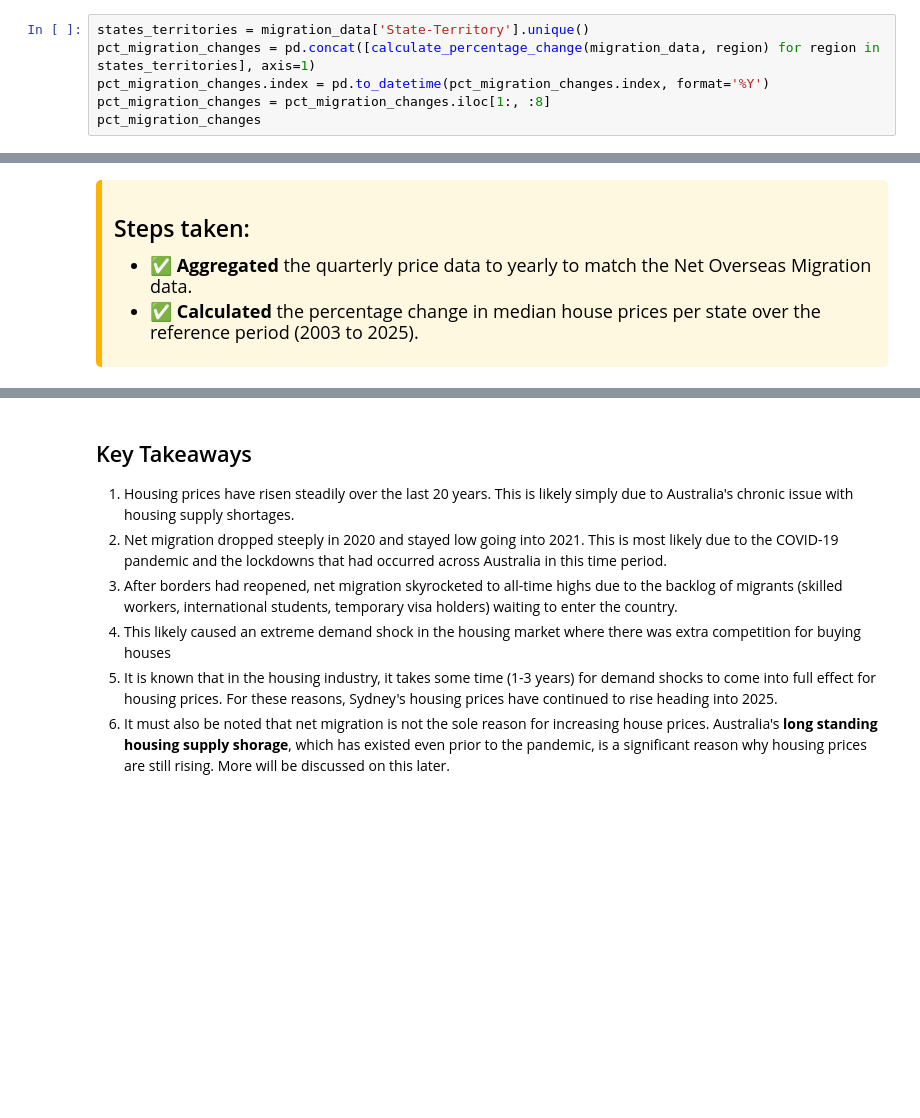
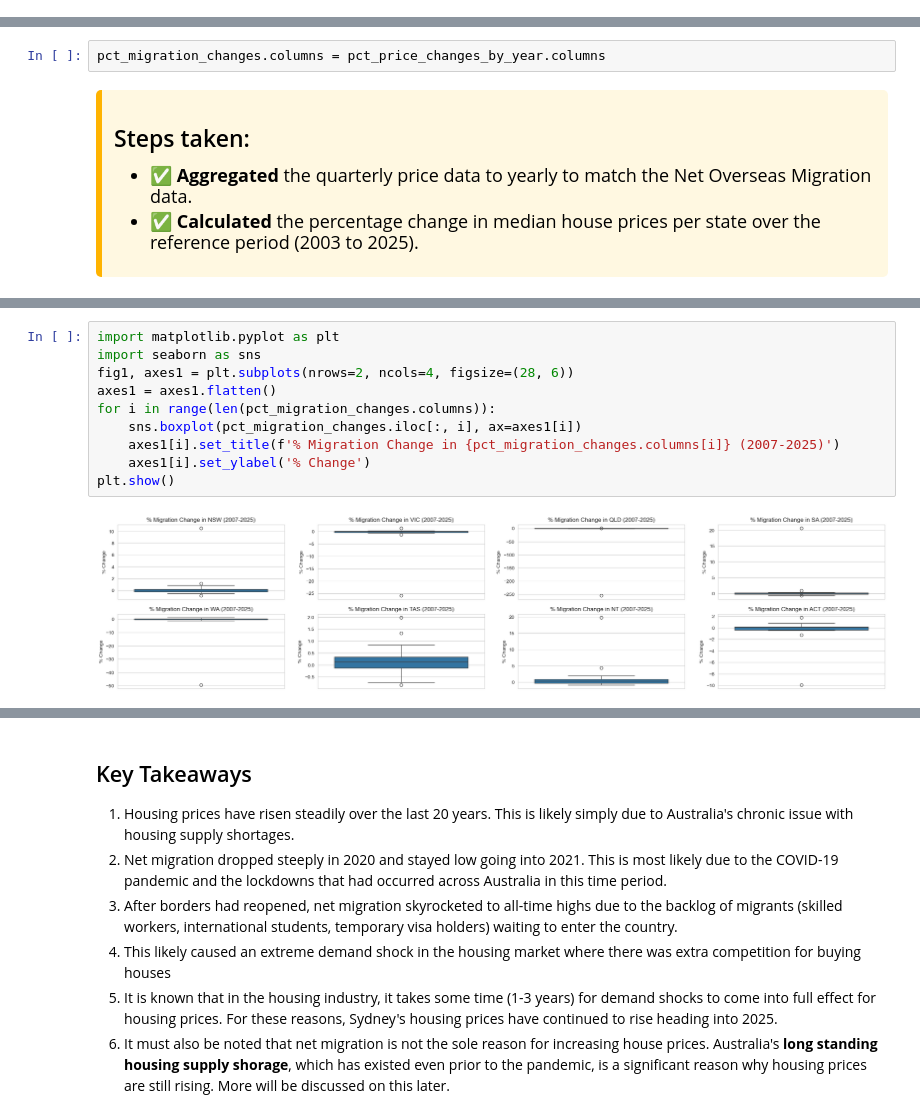
Before and after one commit to aydinkhan2005/Investigating-Factors-Affecting-Housing-in-Australia, a Jupyter notebook: notebooks/EDA_A.ipynb, the cells around one changed output, grey strips where cells are left out. Saved outputs shown, nothing was run; the diff lists cells and outputs as text; blank space fills up the shorter version.

```diff
--- a/notebooks/EDA_A.ipynb
+++ b/notebooks/EDA_A.ipynb
@@ -83,6 +0,0 @@ Name: Tasmania, dtype: float64
-# %%
-states_territories = migration_data['State-Territory'].unique()
-pct_migration_changes = pd.concat([calculate_percentage_change(migration_data, region) for region in states_territories], axis=1)
-pct_migration_changes.index = pd.to_datetime(pct_migration_changes.index, format='%Y')
-pct_migration_changes = pct_migration_changes.iloc[1:, :8]
-pct_migration_changes
@@ -456,6 +522,8 @@ Quarter
 2024-01-01    0.072402
 2025-01-01    0.048398
 Name: National Price, dtype: float64
+# %%
+pct_migration_changes.columns = pct_price_changes_by_year.columns
 # %% [markdown]
 <div style="background-color: #fff8e1; padding: 12px; border-left: 6px solid #ffb300; border-radius: 5px; font-size: 18px;">
 <h3>Steps taken:</h3>
@@ -475,0 +559,12 @@ pct_price_changes_by_year = pct_price_changes_by_year.loc[pct_price_changes_by_y
+# %%
+import matplotlib.pyplot as plt
+import seaborn as sns
+fig1, axes1 = plt.subplots(nrows=2, ncols=4, figsize=(28, 6))
+axes1 = axes1.flatten()
+for i in range(len(pct_migration_changes.columns)):
+    sns.boxplot(pct_migration_changes.iloc[:, i], ax=axes1[i])
+    axes1[i].set_title(f'% Migration Change in {pct_migration_changes.columns[i]} (2007-2025)')
+    axes1[i].set_ylabel('% Change')
+plt.show()
+# %% [output]
+[figure, added]
```
Also changed, not shown: parts of 27 cells of this notebook, 3 other files.
